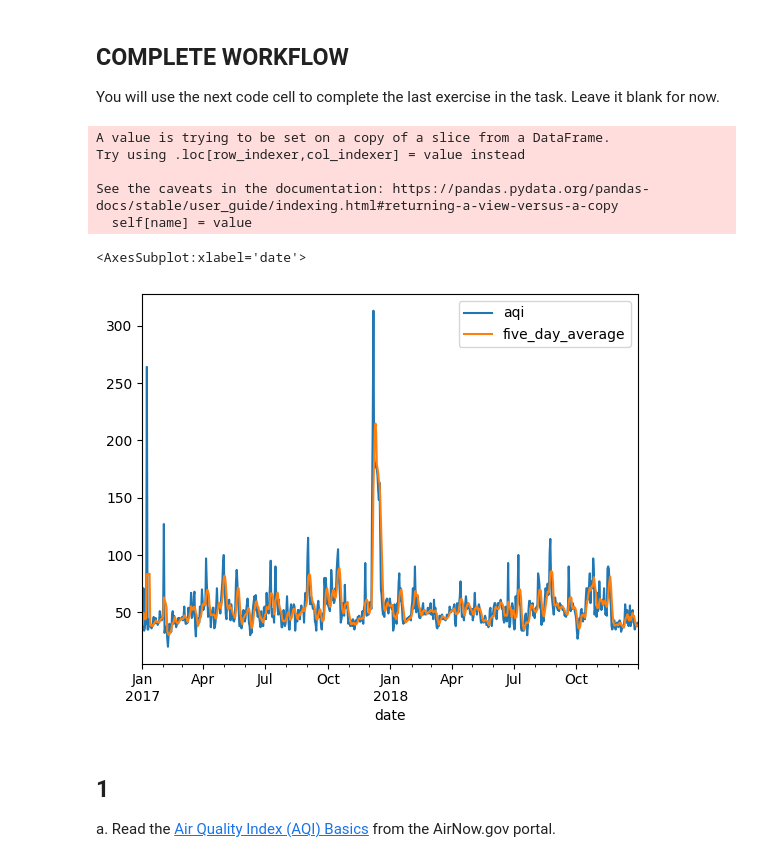
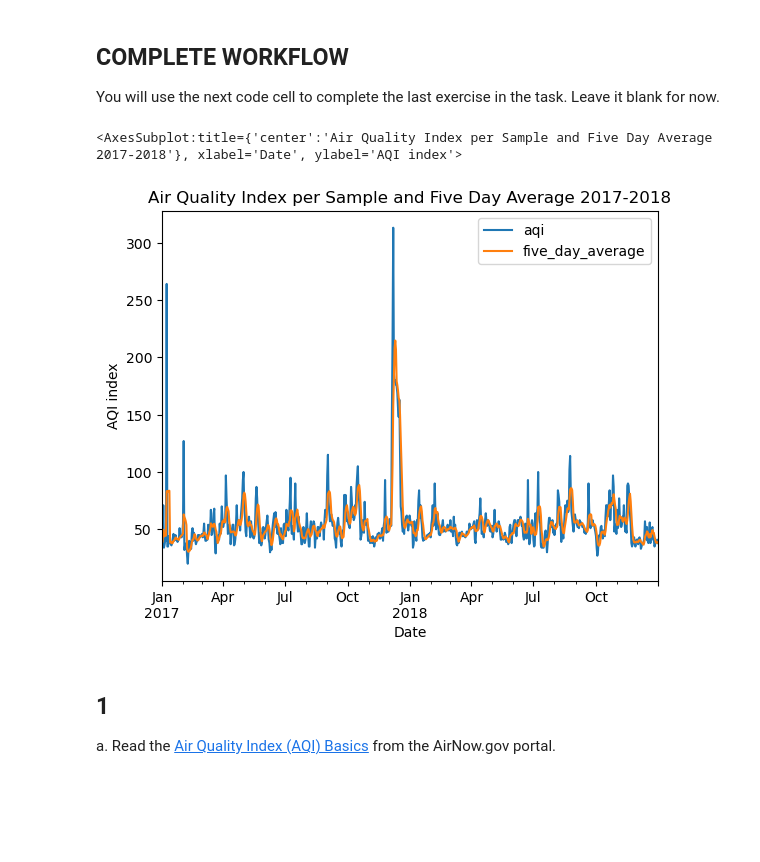
Before and after one commit to emmabeamitchell/eds220-hwk2, a Jupyter notebook: hwk2-task3-aqi.ipynb, the cells around one changed output. Saved outputs shown, nothing was run; the diff lists cells and outputs as text; code cells hidden in the pictures; blank space fills up the shorter version.

```diff
--- a/hwk2-task3-aqi.ipynb
+++ b/hwk2-task3-aqi.ipynb
@@ -29,28 +29,43 @@ In this task you will use [Air Quality Index (AQI)](https://www.airnow.gov/aqi/a
 
 You will use the next code cell to complete the last exercise in the task. Leave it blank for now.
 # %%
+# Import libraries and update pandas mode
 import pandas as pd
 import numpy as np
+pd.options.mode.chained_assignment = None
+
 # Read in data
 aqi_17 = pd.read_csv("https://aqs.epa.gov/aqsweb/airdata/daily_aqi_by_county_2017.zip", compression = 'zip')
 aqi_18 = pd.read_csv("https://aqs.epa.gov/aqsweb/airdata/daily_aqi_by_county_2018.zip", compression = 'zip')
+
+# Concatenate datasets
 aqi = pd.concat([aqi_17, aqi_18])
+
+# Fix column names for ease and uniformity
 aqi.columns = (aqi.columns
                   .str.lower()
                   .str.replace(' ','_'))
+
+# Filter for only Santa Barbara county
 aqi_sb=aqi[aqi['county_name'] == 'Santa Barbara']
+
+# Make 'date' column into datetime object and set as index
 aqi_sb.date = pd.to_datetime(aqi_sb['date'])
+
+# Make `date` column into the index
 aqi_sb = aqi_sb.set_index('date')
+
+# Calculate the five day rolling average
 aqi_sb['five_day_average'] = aqi_sb['aqi'].rolling(window = '5D').mean()
-aqi_sb[['aqi', 'five_day_average']].plot()
+
+# Plot
+aqi_sb[['aqi', 'five_day_average']].plot(kind = "line",
+                                            title = "Air Quality Index per Sample and Five Day Average 2017-2018",
+                                             ylabel = "AQI index",
+                                             xlabel = "Date")
 # %% [output]
-A value is trying to be set on a copy of a slice from a DataFrame.
-Try using .loc[row_indexer,col_indexer] = value instead
-
-See the caveats in the documentation: https://pandas.pydata.org/pandas-docs/stable/user_guide/indexing.html#returning-a-view-versus-a-copy
-  self[name] = value
+<AxesSubplot:title={'center':'Air Quality Index per Sample and Five Day Average 2017-2018'}, xlabel='Date', ylabel='AQI index'>
-<AxesSubplot:xlabel='date'>
-[figure, old version]
+[figure, new version]
 # %% [markdown]
 ## 1
 
```
Also changed, not shown: parts of 14 cells of this notebook.
